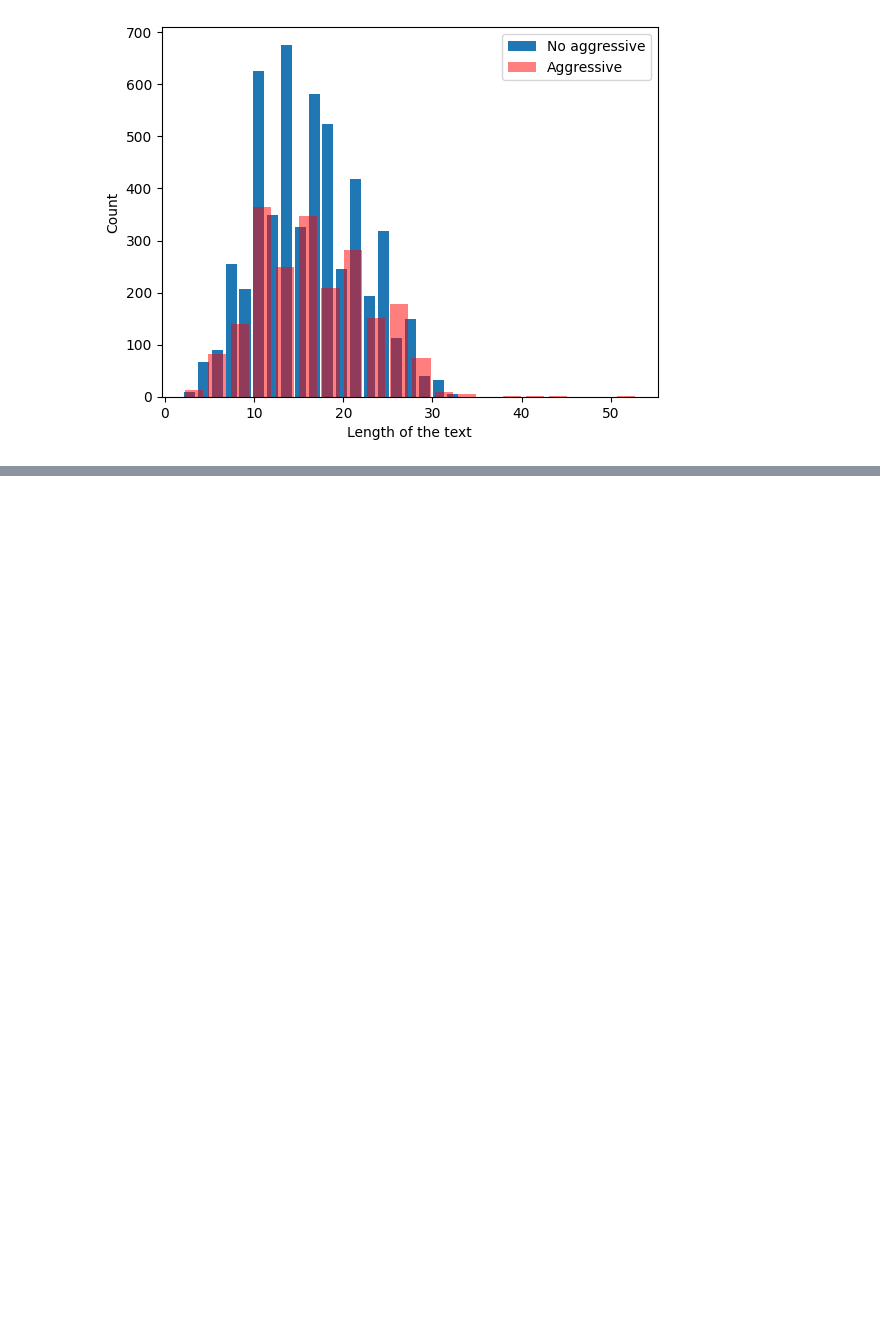
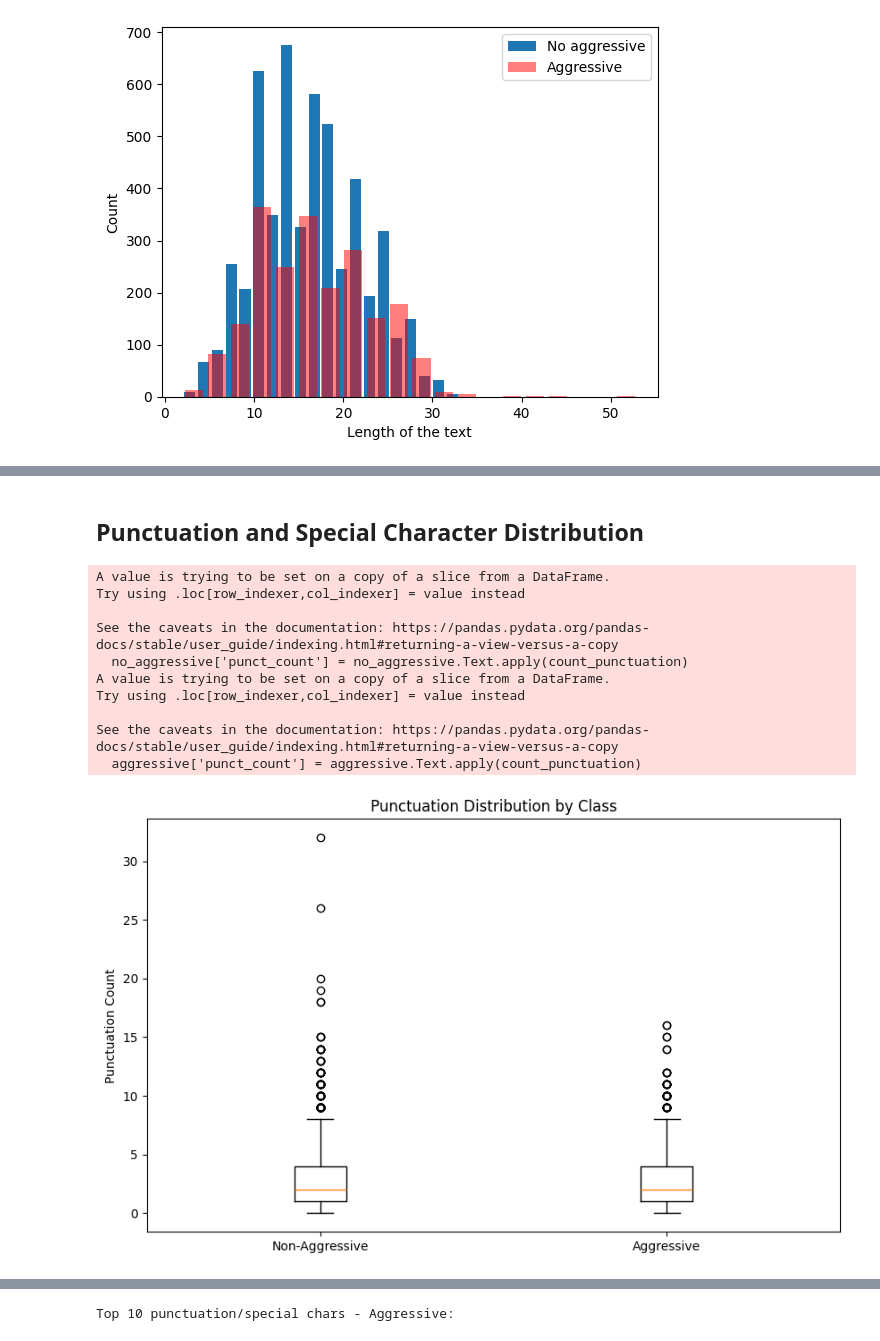
Before and after one commit to lilianabs/aggressiveness-detection-mex-spa, a Jupyter notebook: 1.Explotatory_data_analysis.ipynb, the cells around one changed output, grey strips where cells are left out. Drawn from its saved outputs; the diff is of its cells as text; code cells hidden in the pictures; blank space fills up the shorter version.

```diff
--- a/1.Explotatory_data_analysis.ipynb
+++ b/1.Explotatory_data_analysis.ipynb
@@ -111,0 +85,20 @@ plot_cloud_word(text)
+# %%
+from collections import Counter
+
+# Top words in non-aggressive tweets
+no_agg_words = Counter()
+for text in no_aggressive.Text:
+    no_agg_words.update(text.split())
+
+# Top words in aggressive tweets
+agg_words = Counter()
+for text in aggressive.Text:
+    agg_words.update(text.split())
+
+# Create side-by-side DataFrame
+top_n = 30
+no_agg_df = pd.DataFrame(no_agg_words.most_common(top_n), columns=['Word', 'Count (Non-Aggressive)'])
+agg_df = pd.DataFrame(agg_words.most_common(top_n), columns=['Word', 'Count (Aggressive)'])
+
+comparison_df = pd.concat([no_agg_df.reset_index(drop=True), agg_df.reset_index(drop=True)], axis=1)
+display(comparison_df)
@@ -111,0 +404,59 @@ plot_cloud_word(text)
+# %% [markdown]
+## Punctuation and Special Character Distribution
+# %%
+import string
+
+# Count punctuation per tweet
+def count_punctuation(text):
+    punct_set = set(string.punctuation + '¡¿')
+    return sum(1 for char in text if char in punct_set)
+
+no_aggressive['punct_count'] = no_aggressive.Text.apply(count_punctuation)
+aggressive['punct_count'] = aggressive.Text.apply(count_punctuation)
+
+# Plot boxplot comparison
+fig, ax = plt.subplots(1, 1, figsize=(10, 6))
+data_to_plot = [no_aggressive['punct_count'], aggressive['punct_count']]
+ax.boxplot(data_to_plot, labels=['Non-Aggressive', 'Aggressive'])
+ax.set_ylabel('Punctuation Count')
+ax.set_title('Punctuation Distribution by Class')
+plt.show()
+
+print(f'Non-Aggressive - Mean punctuation: {no_aggressive["punct_count"].mean():.2f}')
+print(f'Aggressive - Mean punctuation: {aggressive["punct_count"].mean():.2f}')
+
+# Top punctuation/special characters per class
+def get_top_punctuation(texts):
+    punct_set = set(string.punctuation + '¡¿—–«»')
+    punct_counter = Counter()
+
+    total_text = ''.join(texts)
+    for char in punct_set:
+        count = total_text.count(char)
+        if count > 0:
+            punct_counter[char] = count
+
+    return punct_counter
+
+no_agg_punct = get_top_punctuation(no_aggressive.Text)
+agg_punct = get_top_punctuation(aggressive.Text)
+
+print('\nTop 10 punctuation/special chars - Non-Aggressive:')
+no_agg_punct_df = pd.DataFrame(no_agg_punct.most_common(10), columns=['Char', 'Count'])
+display(no_agg_punct_df)
+
+print('\nTop 10 punctuation/special chars - Aggressive:')
+agg_punct_df = pd.DataFrame(agg_punct.most_common(10), columns=['Char', 'Count'])
+display(agg_punct_df)
+# %% [output]
+A value is trying to be set on a copy of a slice from a DataFrame.
+Try using .loc[row_indexer,col_indexer] = value instead
+
+See the caveats in the documentation: https://pandas.pydata.org/pandas-docs/stable/user_guide/indexing.html#returning-a-view-versus-a-copy
+  no_aggressive['punct_count'] = no_aggressive.Text.apply(count_punctuation)
+A value is trying to be set on a copy of a slice from a DataFrame.
+Try using .loc[row_indexer,col_indexer] = value instead
+
+See the caveats in the documentation: https://pandas.pydata.org/pandas-docs/stable/user_guide/indexing.html#returning-a-view-versus-a-copy
+  aggressive['punct_count'] = aggressive.Text.apply(count_punctuation)
+[figure, added]
@@ -111,0 +478 @@ plot_cloud_word(text)
+Top 10 punctuation/special chars - Aggressive:
```
Also changed, not shown: parts of 28 cells of this notebook.
